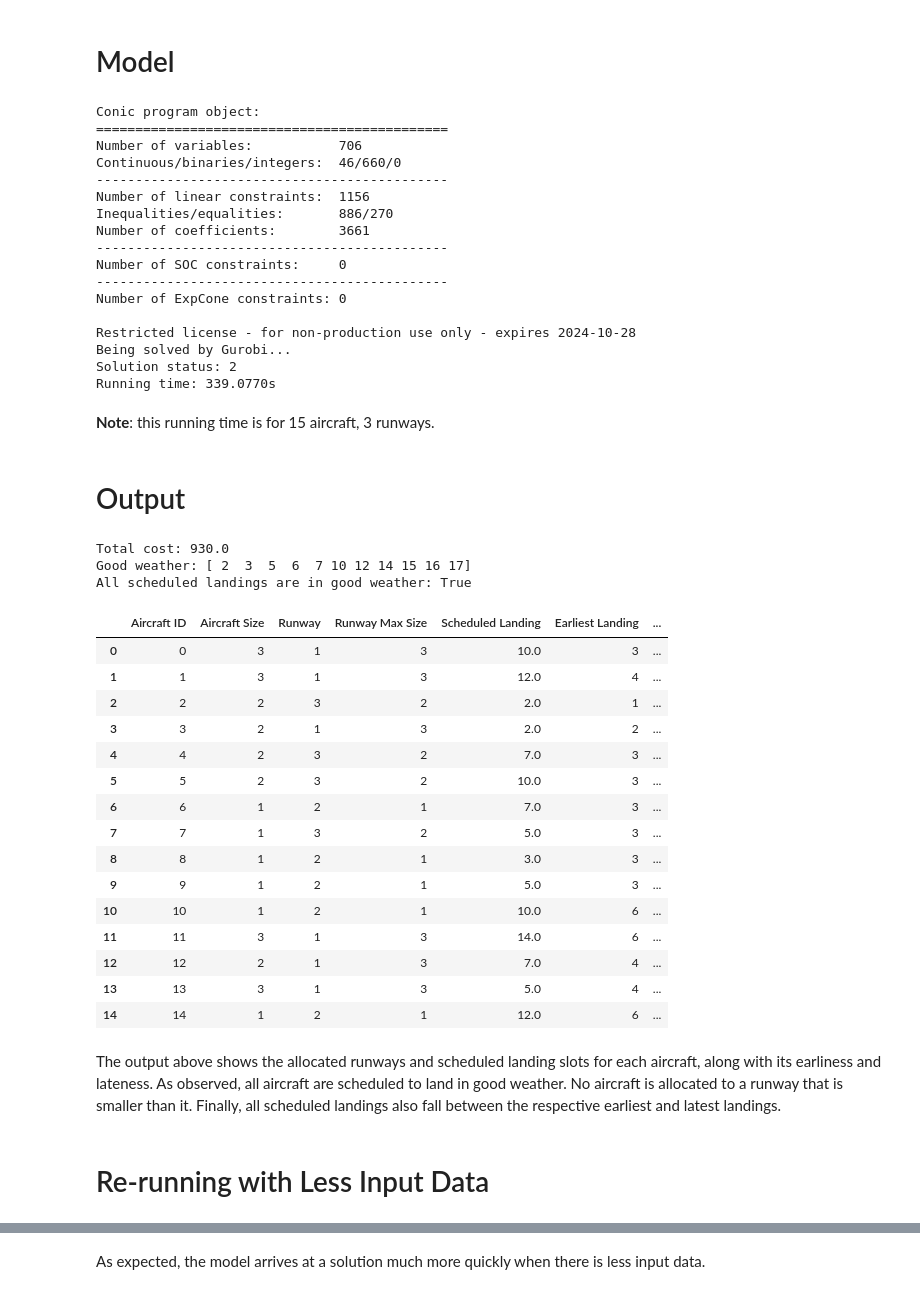
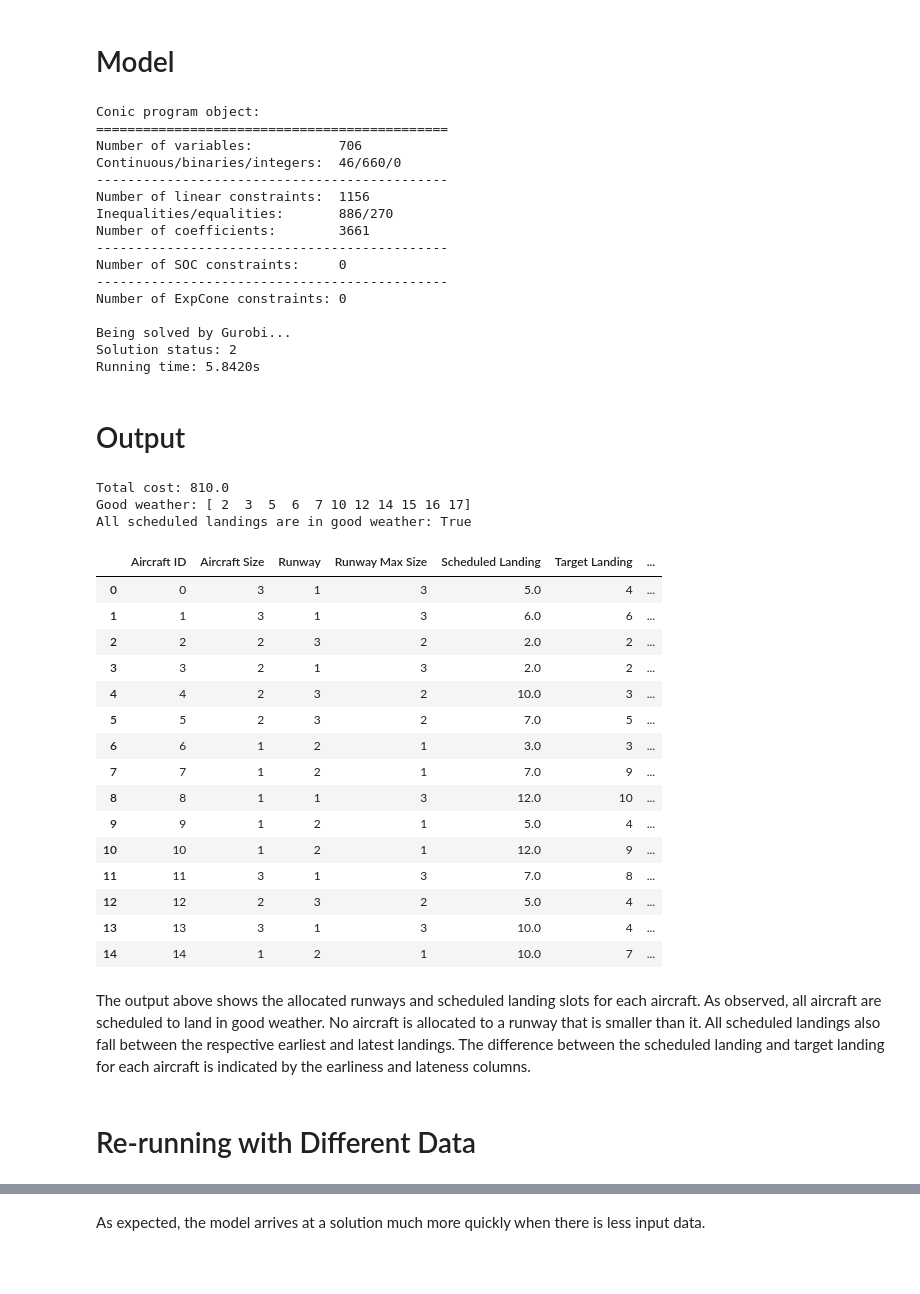
Before and after one commit to kitkhai/Aircraft-Landing-Schedule, a Jupyter notebook: Aircraft Landing Optimisation.ipynb, the cells around one changed output, grey strips where cells are left out. Saved outputs shown, nothing was run; the diff lists cells and outputs as text; code cells hidden in the pictures; blank space fills up the shorter version.

```diff
--- a/Aircraft Landing Optimisation.ipynb
+++ b/Aircraft Landing Optimisation.ipynb
@@ -81,8 +93,7 @@ def get_landing_schedule(
     # ===================================
     num_aircraft = len(earliest_landing)
     num_runways = len(runway_max_size)
-    max_size_diff = max(aircraft_size.max() - runway_max_size.min(),  # Max difference between runway size and aircraft size
-                        runway_max_size.max() - aircraft_size.min())
+    max_size_diff = aircraft_size.max() - runway_max_size.min()  # Max difference between runway size and aircraft size
     num_good_weather_slots = len(good_weather)
     M = 100
 
@@ -127,7 +138,6 @@ def get_landing_schedule(
     # Each aircraft has to land between its respective latest and earliest time slot
     model.st(earliest_landing <= scheduled_landing)
     model.st(scheduled_landing <= latest_landing)
-
 
     for j in range(num_aircraft):
         for i in range(num_aircraft):
@@ -202,58 +212,56 @@ Number of SOC constraints:     0
 ---------------------------------------------
 Number of ExpCone constraints: 0
 
-Restricted license - for non-production use only - expires 2024-10-28
 Being solved by Gurobi...
 Solution status: 2
-Running time: 339.0770s
+Running time: 5.8420s
-# %% [markdown]
-**Note**: this running time is for 15 aircraft, 3 runways.
 # %% [markdown]
 # Output
 # %%
 # Generate output data frame
 output_df = pd.DataFrame({
     "Aircraft ID": aircraft_df["Aircraft ID"].values,
     "Aircraft Size": aircraft_size,
     "Runway": np.argmax(runway_allocation, axis=1) + 1,
     "Scheduled Landing": scheduled_landing,
+    "Target Landing": target_landing,
     "Earliest Landing": earliest_landing,
     "Latest Landing": latest_landing,
     "Earliness": earliness,
     "Lateness": lateness
 })
 
 print("Total cost:", total_cost)
 print("Good weather:", good_weather)
 print("All scheduled landings are in good weather:", all([i in good_weather for i in scheduled_landing]))
 
 # Creating a new column for runway max size and shifting it to the 4th column
 output_df["Runway Max Size"] = output_df['Runway'].apply(lambda x: runway_max_size[x-1])
 temp = output_df["Runway Max Size"]
 output_df.drop(labels=["Runway Max Size"], axis=1, inplace=True)
 output_df.insert(3, "Runway Max Size", temp)
 output_df
 # %% [output]
-Total cost: 930.0
+Total cost: 810.0
 Good weather: [ 2  3  5  6  7 10 12 14 15 16 17]
 All scheduled landings are in good weather: True
-|  | Aircraft ID | Aircraft Size | Runway | Runway Max Size | Scheduled Landing | Earliest Landing | ... |
-| 0 | 0 | 3 | 1 | 3 | 10.0 | 3 | ... |
-| 1 | 1 | 3 | 1 | 3 | 12.0 | 4 | ... |
-| 2 | 2 | 2 | 3 | 2 | 2.0 | 1 | ... |
+|  | Aircraft ID | Aircraft Size | Runway | Runway Max Size | Scheduled Landing | Target Landing | ... |
+| 0 | 0 | 3 | 1 | 3 | 5.0 | 4 | ... |
+| 1 | 1 | 3 | 1 | 3 | 6.0 | 6 | ... |
+| 2 | 2 | 2 | 3 | 2 | 2.0 | 2 | ... |
 | 3 | 3 | 2 | 1 | 3 | 2.0 | 2 | ... |
-| 4 | 4 | 2 | 3 | 2 | 7.0 | 3 | ... |
-| 5 | 5 | 2 | 3 | 2 | 10.0 | 3 | ... |
-| 6 | 6 | 1 | 2 | 1 | 7.0 | 3 | ... |
-| 7 | 7 | 1 | 3 | 2 | 5.0 | 3 | ... |
-| 8 | 8 | 1 | 2 | 1 | 3.0 | 3 | ... |
-| 9 | 9 | 1 | 2 | 1 | 5.0 | 3 | ... |
-| 10 | 10 | 1 | 2 | 1 | 10.0 | 6 | ... |
-| 11 | 11 | 3 | 1 | 3 | 14.0 | 6 | ... |
-| 12 | 12 | 2 | 1 | 3 | 7.0 | 4 | ... |
-| 13 | 13 | 3 | 1 | 3 | 5.0 | 4 | ... |
-| 14 | 14 | 1 | 2 | 1 | 12.0 | 6 | ... |
+| 4 | 4 | 2 | 3 | 2 | 10.0 | 3 | ... |
+| 5 | 5 | 2 | 3 | 2 | 7.0 | 5 | ... |
+| 6 | 6 | 1 | 2 | 1 | 3.0 | 3 | ... |
+| 7 | 7 | 1 | 2 | 1 | 7.0 | 9 | ... |
+| 8 | 8 | 1 | 1 | 3 | 12.0 | 10 | ... |
+| 9 | 9 | 1 | 2 | 1 | 5.0 | 4 | ... |
+| 10 | 10 | 1 | 2 | 1 | 12.0 | 9 | ... |
+| 11 | 11 | 3 | 1 | 3 | 7.0 | 8 | ... |
+| 12 | 12 | 2 | 3 | 2 | 5.0 | 4 | ... |
+| 13 | 13 | 3 | 1 | 3 | 10.0 | 4 | ... |
+| 14 | 14 | 1 | 2 | 1 | 10.0 | 7 | ... |
 # %% [markdown]
-The output above shows the allocated runways and scheduled landing slots for each aircraft, along with its earliness and lateness. As observed, all aircraft are scheduled to land in good weather. No aircraft is allocated to a runway that is smaller than it. Finally, all scheduled landings also fall between the respective earliest and latest landings.
+The output above shows the allocated runways and scheduled landing slots for each aircraft. As observed, all aircraft are scheduled to land in good weather. No aircraft is allocated to a runway that is smaller than it. All scheduled landings also fall between the respective earliest and latest landings. The difference between the scheduled landing and target landing for each aircraft is indicated by the earliness and lateness columns.
 # %% [markdown]
-# Re-running with Less Input Data
+# Re-running with Different Data
```
Also changed, not shown: parts of 14 cells of this notebook, 3 other files.
